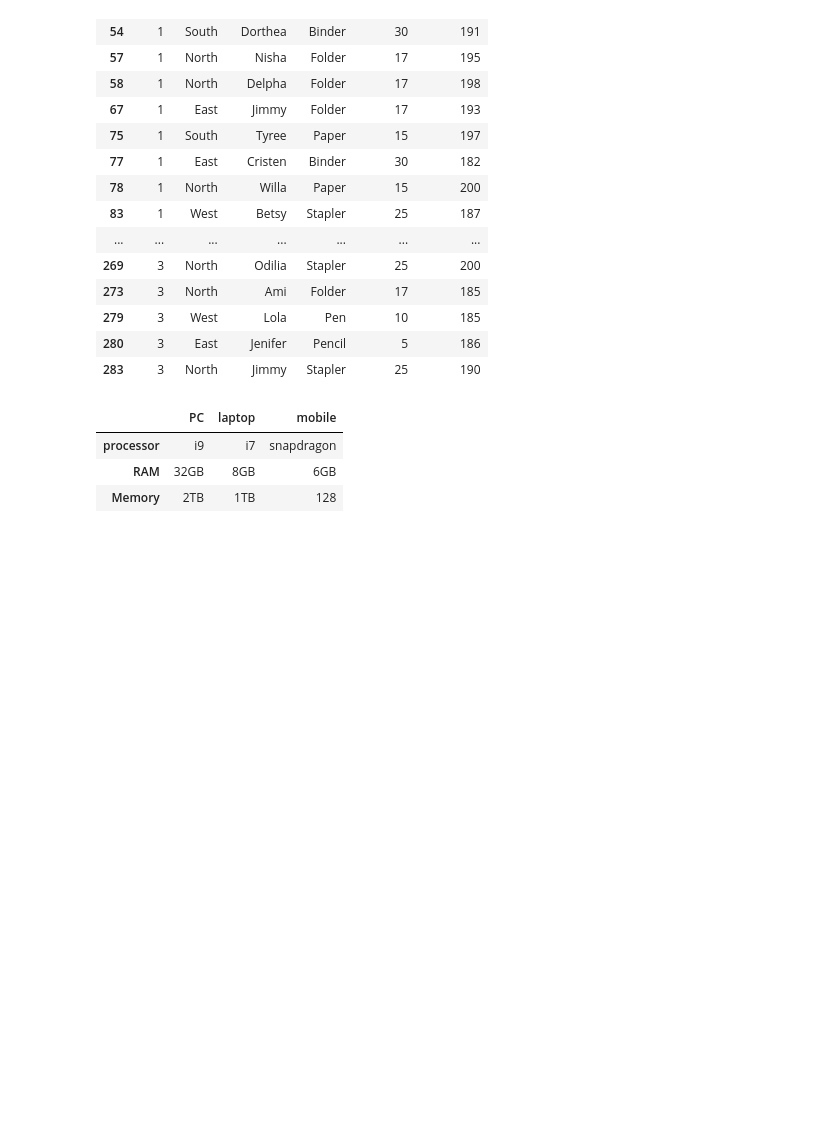
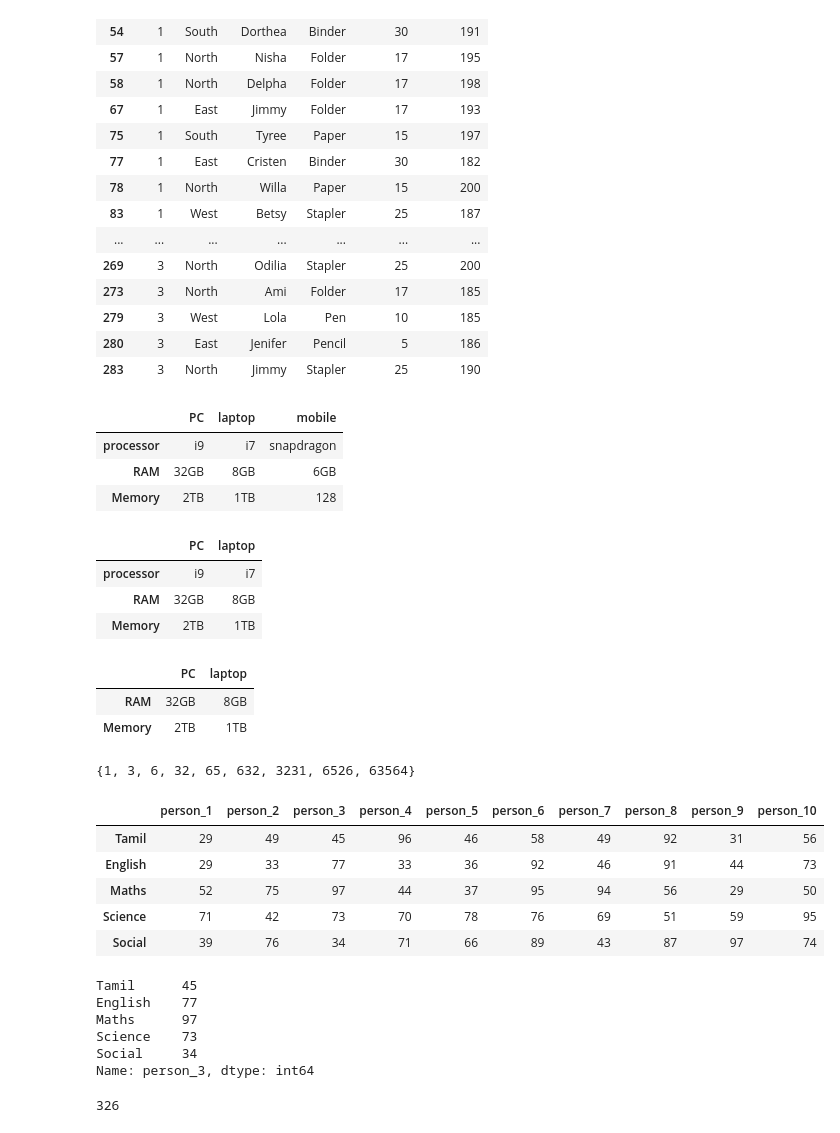
Before and after one commit to partha235/py_data_science, a Jupyter notebook: pandfu.ipynb, the cells around one changed output. Cells and saved outputs as stored; diff of their text form; code cells hidden in the pictures; blank space fills up the shorter version.

```diff
--- a/pandfu.ipynb
+++ b/pandfu.ipynb
@@ -221,0 +225,56 @@ ds2.to_excel("electronic_acc.xlsx")
+# %%
+ds2
+# %% [output]
+|  | PC | laptop |
+| processor | i9 | i7 |
+| RAM | 32GB | 8GB |
+| Memory | 2TB | 1TB |
+# %%
+# to delete a row
+ds2.drop(["processor"])
+# %% [output]
+|  | PC | laptop |
+| RAM | 32GB | 8GB |
+| Memory | 2TB | 1TB |
+# %%
+xe=[65,632,63564,6526,3,1,3231,32,6]
+xs=set(xe)
+xs
+# %% [output]
+{1, 3, 6, 32, 65, 632, 3231, 6526, 63564}
+# %%
+p1=np.random.randint(25,100,5)
+p2=np.random.randint(25,100,5)
+p3=np.random.randint(25,100,5)
+p4=np.random.randint(25,100,5)
+p5=np.random.randint(25,100,5)
+p6=np.random.randint(25,100,5)
+p7=np.random.randint(25,100,5)
+p8=np.random.randint(25,100,5)
+p9=np.random.randint(25,100,5)
+p10=np.random.randint(25,100,5)
+# %%
+ds4=pd.DataFrame({"person_1":p1,"person_2":p2,"person_3":p3,"person_4":p4,"person_5":p5,
+                "person_6":p6,"person_7":p7,"person_8":p8,"person_9":p9,"person_10":p10},index=["Tamil","English","Maths","Science","Social"])
+# %%
+ds4
+# %% [output]
+|  | person_1 | person_2 | person_3 | person_4 | person_5 | person_6 | person_7 | person_8 | person_9 | person_10 |
+| Tamil | 29 | 49 | 45 | 96 | 46 | 58 | 49 | 92 | 31 | 56 |
+| English | 29 | 33 | 77 | 33 | 36 | 92 | 46 | 91 | 44 | 73 |
+| Maths | 52 | 75 | 97 | 44 | 37 | 95 | 94 | 56 | 29 | 50 |
+| Science | 71 | 42 | 73 | 70 | 78 | 76 | 69 | 51 | 59 | 95 |
+| Social | 39 | 76 | 34 | 71 | 66 | 89 | 43 | 87 | 97 | 74 |
+# %%
+ds4["person_3"]
+# %% [output]
+Tamil      45
+English    77
+Maths      97
+Science    73
+Social     34
+Name: person_3, dtype: int64
+# %%
+ds4["person_3"].sum()
+# %% [output]
+326
```
Also changed, not shown: parts of 38 cells of this notebook.
